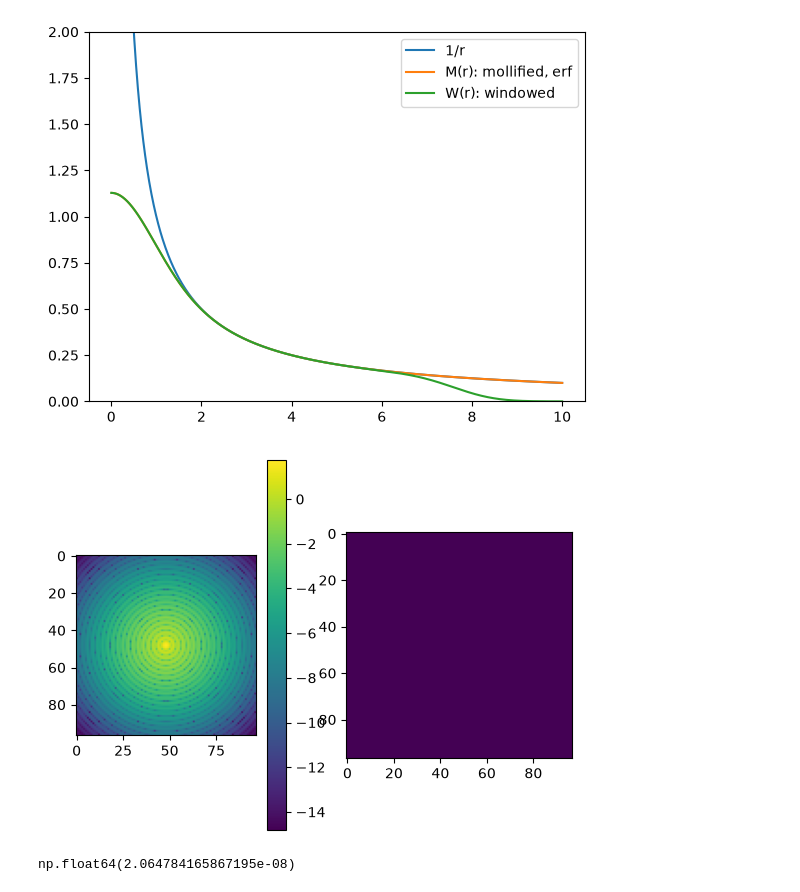
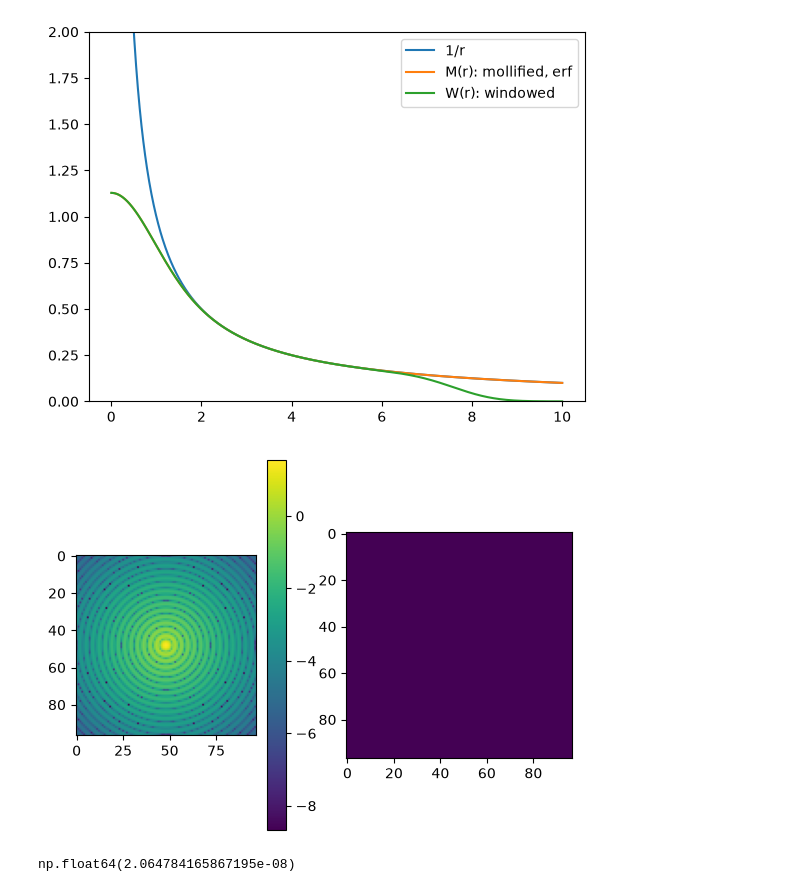
Before and after one commit to inducer/fast-alg-ie-notes, a Jupyter notebook: demos/near_and_far/Dual-Space Methods.ipynb, the cells around one changed output. Drawn from its saved outputs; the diff is of its cells as text; code cells hidden in the pictures.

```diff
--- a/demos/near_and_far/Dual-Space Methods.ipynb
+++ b/demos/near_and_far/Dual-Space Methods.ipynb
@@ -160,17 +160,17 @@ plt.legend()
 # %%
 def windowed_hat(k_mag, sigma, c_tilde):
     value = (8.0 * np.pi * (np.sin(c_tilde * k_mag / 2.0) / k_mag) ** 2
              * np.exp(-(sigma * k_mag) ** 2 / 4.0))
     return _at_zero(k_mag, 2.0 * np.pi * c_tilde**2, value)
 
-sigma = 0.2; b = 6
+sigma = 0.1; b = 6
 w_hat_values = windowed_hat(fquad.k_mag, sigma=sigma, c_tilde=BOX_DIAMETER + b * sigma)
 del sigma
 del b
 
 fquad.plot(w_hat_values)
 # %% [output]
-[figure, old version]
+[figure, new version]
 # %%
 fp = FieldPlotter(
     center=np.zeros(3),
```
Also changed, not shown: parts of 9 cells of this notebook, 1 other file.
